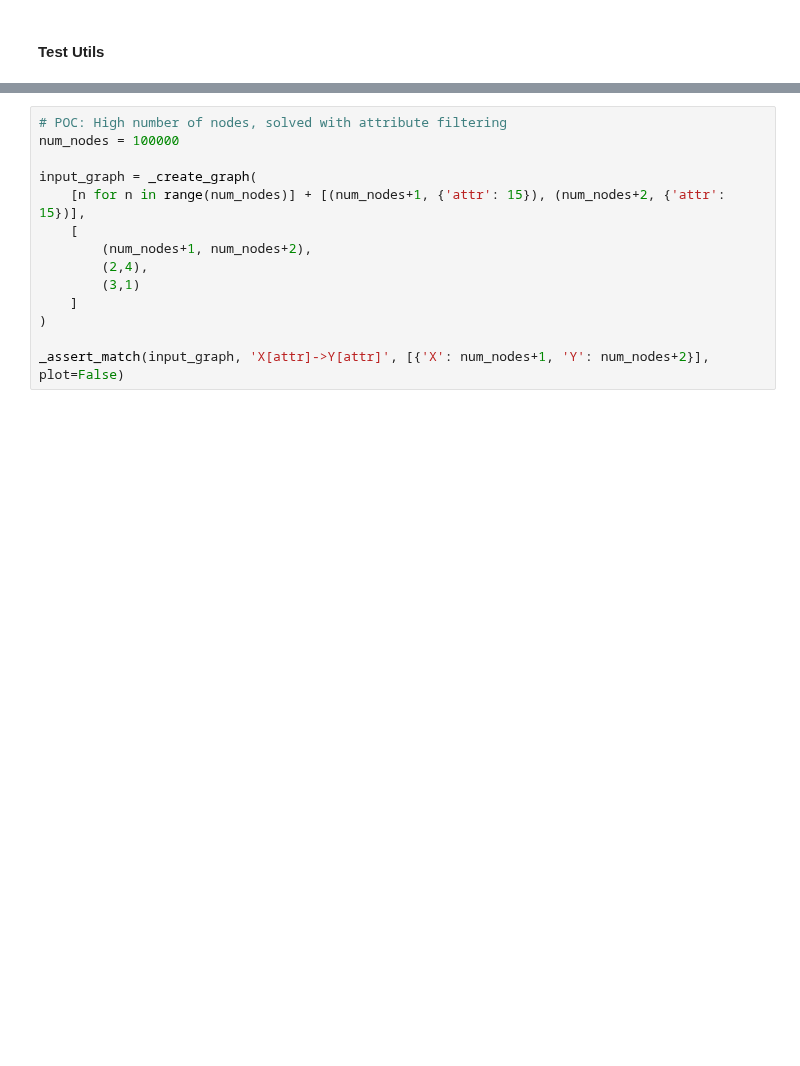
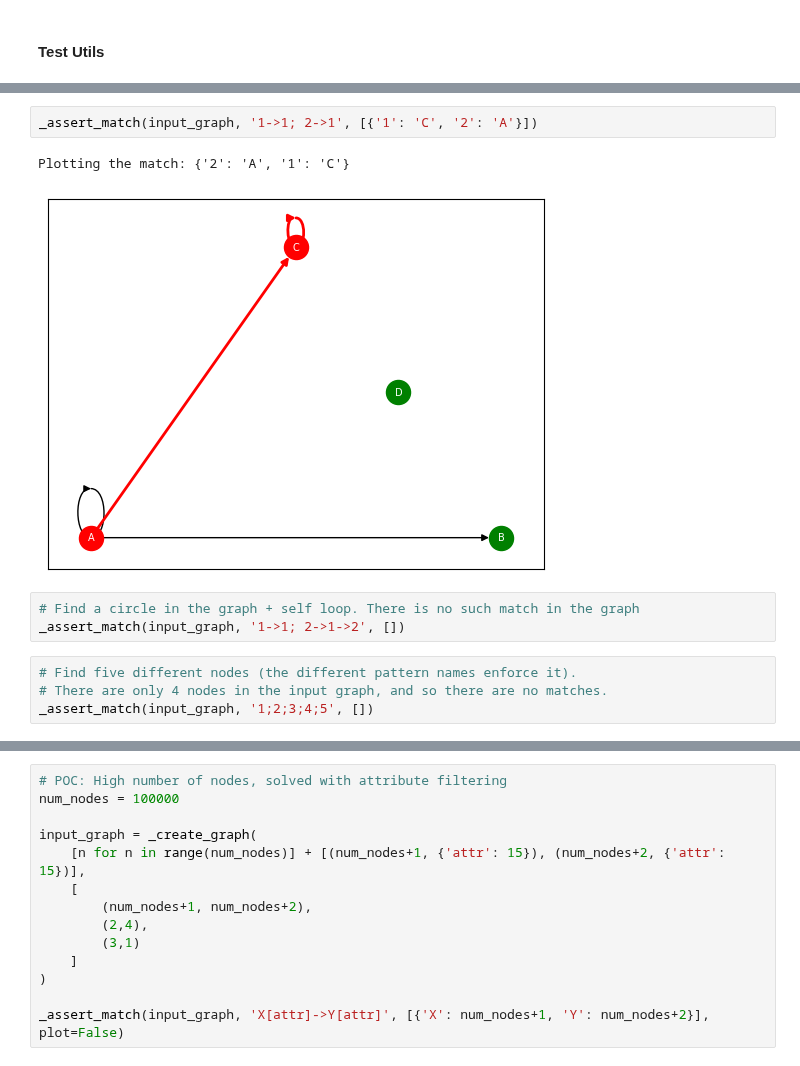
Before and after one commit to DeanLight/graph_rewrite, a Jupyter notebook: nbs/03_matcher.ipynb, the cells around one changed output, grey strips where cells are left out. Cells and saved outputs as stored; diff of their text form; blank space fills up the shorter version.

```diff
--- a/nbs/03_matcher.ipynb
+++ b/nbs/03_matcher.ipynb
@@ -276,0 +270,12 @@ _assert_match(input_graph, 'X->Y->Z', [{'X': 'A', 'Y': 'C', 'Z': 'D'},
+# %%
+_assert_match(input_graph, '1->1; 2->1', [{'1': 'C', '2': 'A'}])
+# %% [output]
+Plotting the match: {'2': 'A', '1': 'C'}
+[figure, added]
+# %%
+# Find a circle in the graph + self loop. There is no such match in the graph
+_assert_match(input_graph, '1->1; 2->1->2', [])
+# %%
+# Find five different nodes (the different pattern names enforce it).
+# There are only 4 nodes in the input graph, and so there are no matches.
+_assert_match(input_graph, '1;2;3;4;5', [])
```
Also changed, not shown: parts of 42 cells of this notebook, 8 other files.
